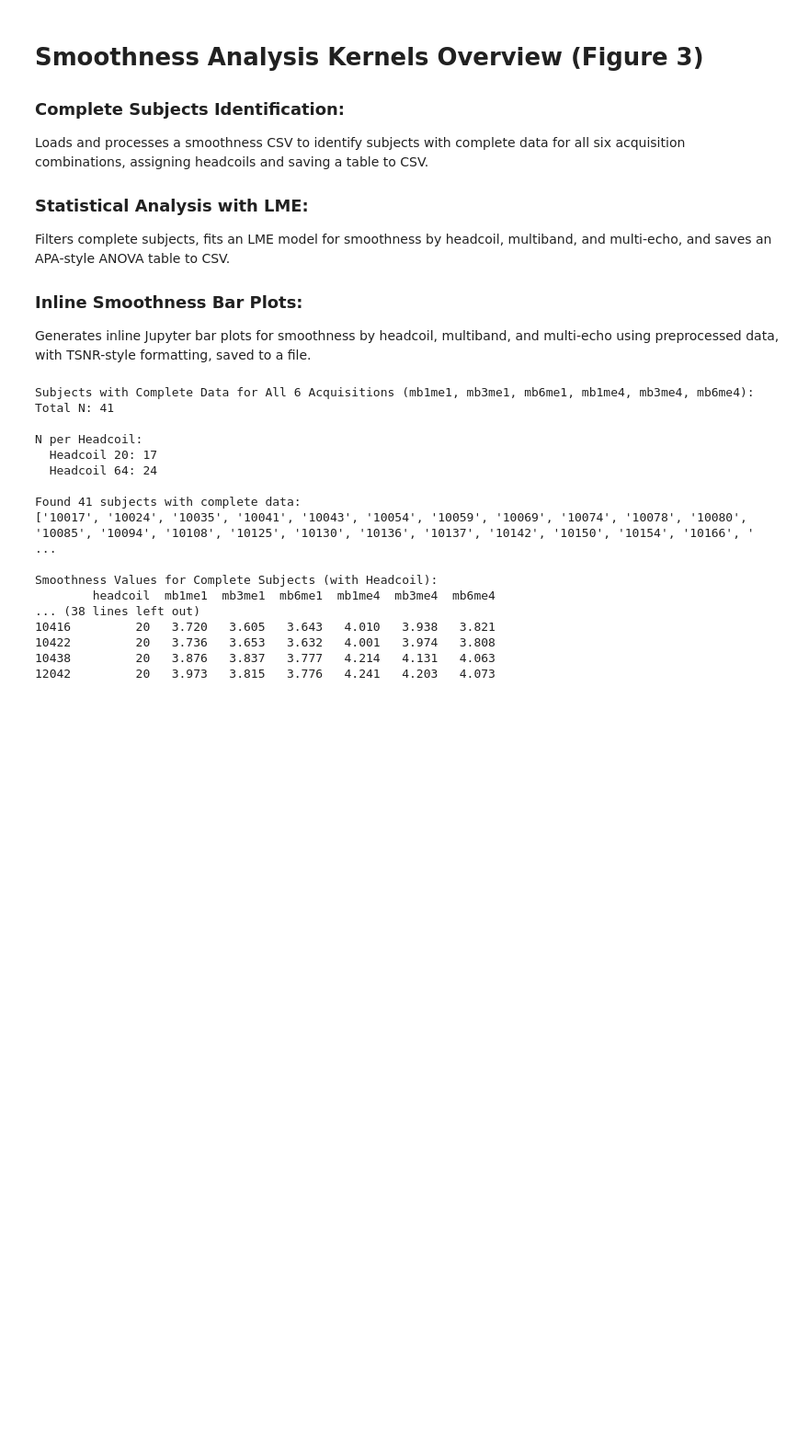
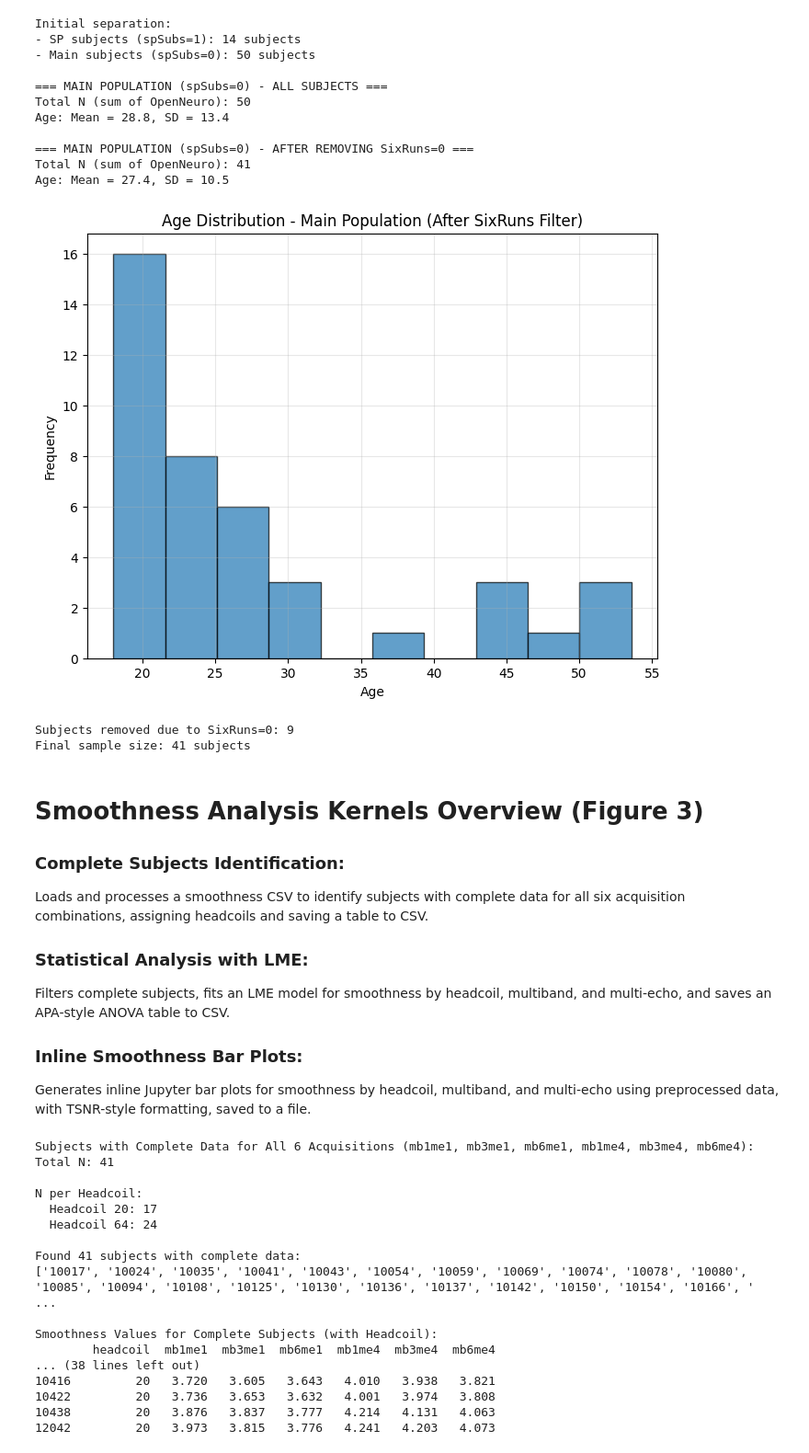
Before and after one commit to DVS-Lab/multiecho-pilot, a Jupyter notebook: code/print_statistics-update.ipynb, the cells around one changed output. Shown at 92% size. Cells and saved outputs as stored; diff of their text form; code cells hidden in the pictures; blank space fills up the shorter version.

Commit message:
Update demographics

```diff
--- a/code/print_statistics-update.ipynb
+++ b/code/print_statistics-update.ipynb
@@ -1,3 +1,68 @@
+# %%
+import pandas as pd
+import matplotlib.pyplot as plt
+import numpy as np
+
+# Read the Excel file
+df = pd.read_excel('~/Documents/GitHub/multiecho-pilot/code/multiecho-pilot_Demographics.xlsx')
+
+# Separate data based on spSubs column
+sp_df = df[df['spSubs'] == 1].copy()
+main_df = df[df['spSubs'] == 0].copy()
+
+print(f"Initial separation (remove sp subs from main df):")
+print(f"- SP subjects (spSubs=1): {len(sp_df)} subjects")
+print(f"- Main subjects (spSubs=0): {len(main_df)} subjects")
+print()
+
+# Print statistics for main_df (all subjects with spSubs=0)
+print("=== MAIN POPULATION (spSubs=0) - ALL SUBJECTS ===")
+total_n = main_df['OpenNeuro'].sum()
+mean_age = main_df['Age'].mean()
+sd_age = main_df['Age'].std()
+
+print(f"Total N (sum of OpenNeuro): {total_n}")
+print(f"Age: Mean = {mean_age:.1f}, SD = {sd_age:.1f}")
+print()
+
+# Remove subjects with SixRuns = 0
+main_df_filtered = main_df[main_df['SixRuns'] != 0].copy()
+
+print("=== MAIN POPULATION (spSubs=0) - AFTER REMOVING SixRuns=0 ===")
+filtered_n = main_df_filtered['OpenNeuro'].sum()
+filtered_mean_age = main_df_filtered['Age'].mean()
+filtered_sd_age = main_df_filtered['Age'].std()
+
+print(f"Total N (sum of OpenNeuro): {filtered_n}")
+print(f"Age: Mean = {filtered_mean_age:.1f}, SD = {filtered_sd_age:.1f}")
+print()
+
+# Create histogram of age for filtered main_df
+plt.figure(figsize=(8, 6))
+plt.hist(main_df_filtered['Age'], bins=10, edgecolor='black', alpha=0.7)
+plt.xlabel('Age')
+plt.ylabel('Frequency')
+plt.title('Age Distribution - Main Population (After SixRuns Filter)')
+plt.grid(True, alpha=0.3)
+plt.show()
+
+print(f"Subjects removed due to SixRuns=0: {len(main_df) - len(main_df_filtered)}")
+print(f"Final sample size: {len(main_df_filtered)} subjects")
+# %% [output]
+Initial separation:
+- SP subjects (spSubs=1): 14 subjects
+- Main subjects (spSubs=0): 50 subjects
+
+=== MAIN POPULATION (spSubs=0) - ALL SUBJECTS ===
+Total N (sum of OpenNeuro): 50
+Age: Mean = 28.8, SD = 13.4
+
+=== MAIN POPULATION (spSubs=0) - AFTER REMOVING SixRuns=0 ===
+Total N (sum of OpenNeuro): 41
+Age: Mean = 27.4, SD = 10.5
+[figure, added]
+Subjects removed due to SixRuns=0: 9
+Final sample size: 41 subjects
 # %% [markdown]
 # Smoothness Analysis Kernels Overview (Figure 3)
 ### Complete Subjects Identification:
```
Also changed, not shown: parts of 16 cells of this notebook, 1 other file.
